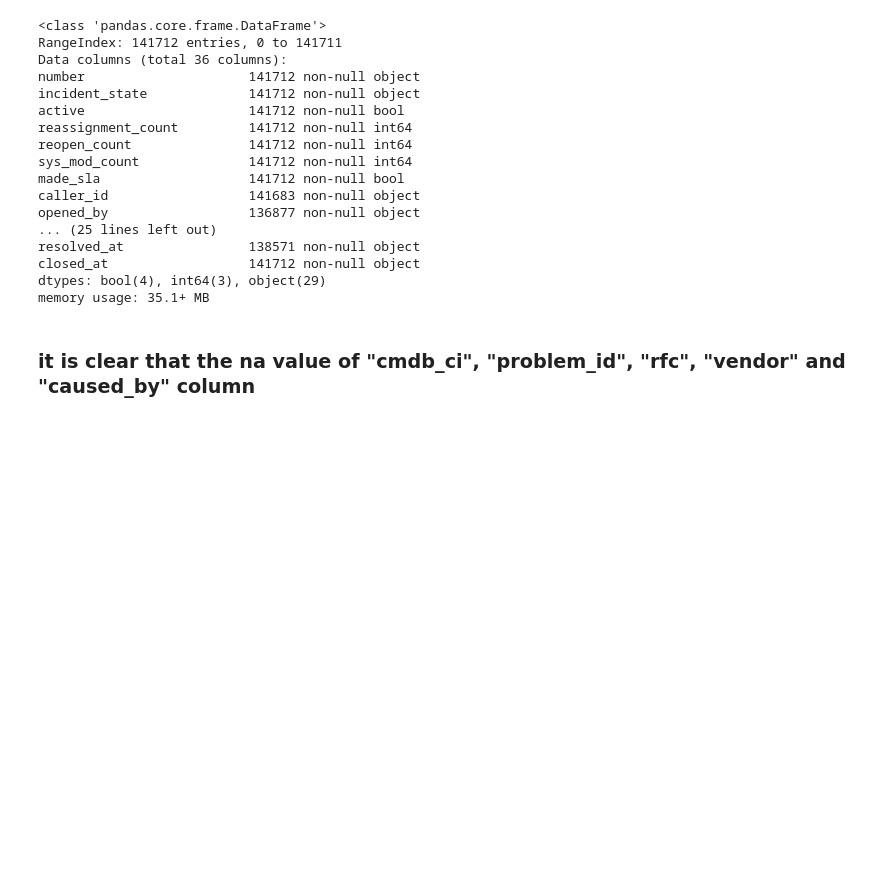
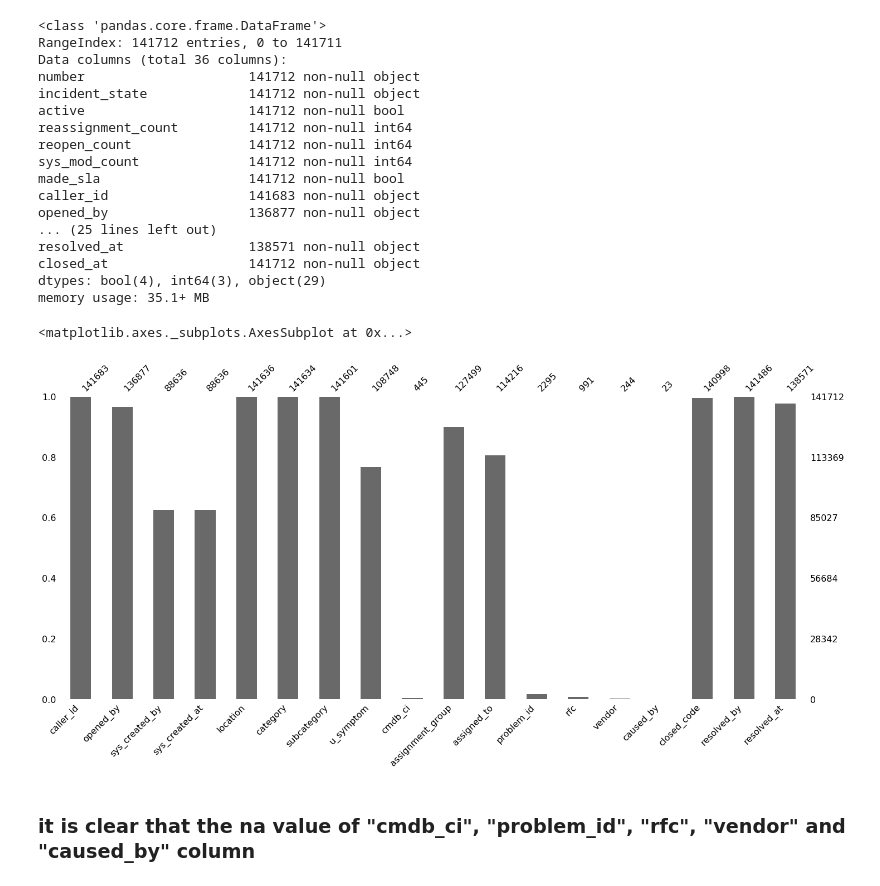
Before and after one commit to unclestay/ESILV---Python-for-data-analysis---devoir-2020, a Jupyter notebook: project.ipynb, the cells around one changed output. Drawn from its saved outputs; the diff is of its cells as text; code cells hidden in the pictures; blank space fills up the shorter version.

```diff
--- a/project.ipynb
+++ b/project.ipynb
@@ -84,6 +68,13 @@ resolved_at                138571 non-null object
 closed_at                  141712 non-null object
 dtypes: bool(4), int64(3), object(29)
 memory usage: 35.1+ MB
+# %%
+import missingno as msno
+column=[column for column in data_copy if data_copy[column].isna().sum()>0 ]
+msno.bar(data_copy[column])
+# %% [output]
+<matplotlib.axes._subplots.AxesSubplot at 0x...>
+[figure, added]
 # %% [markdown]
 ### it is clear that the na value of "cmdb_ci", "problem_id", "rfc", "vendor" and "caused_by" column
 # %%
```
Also changed, not shown: parts of 28 cells of this notebook.
